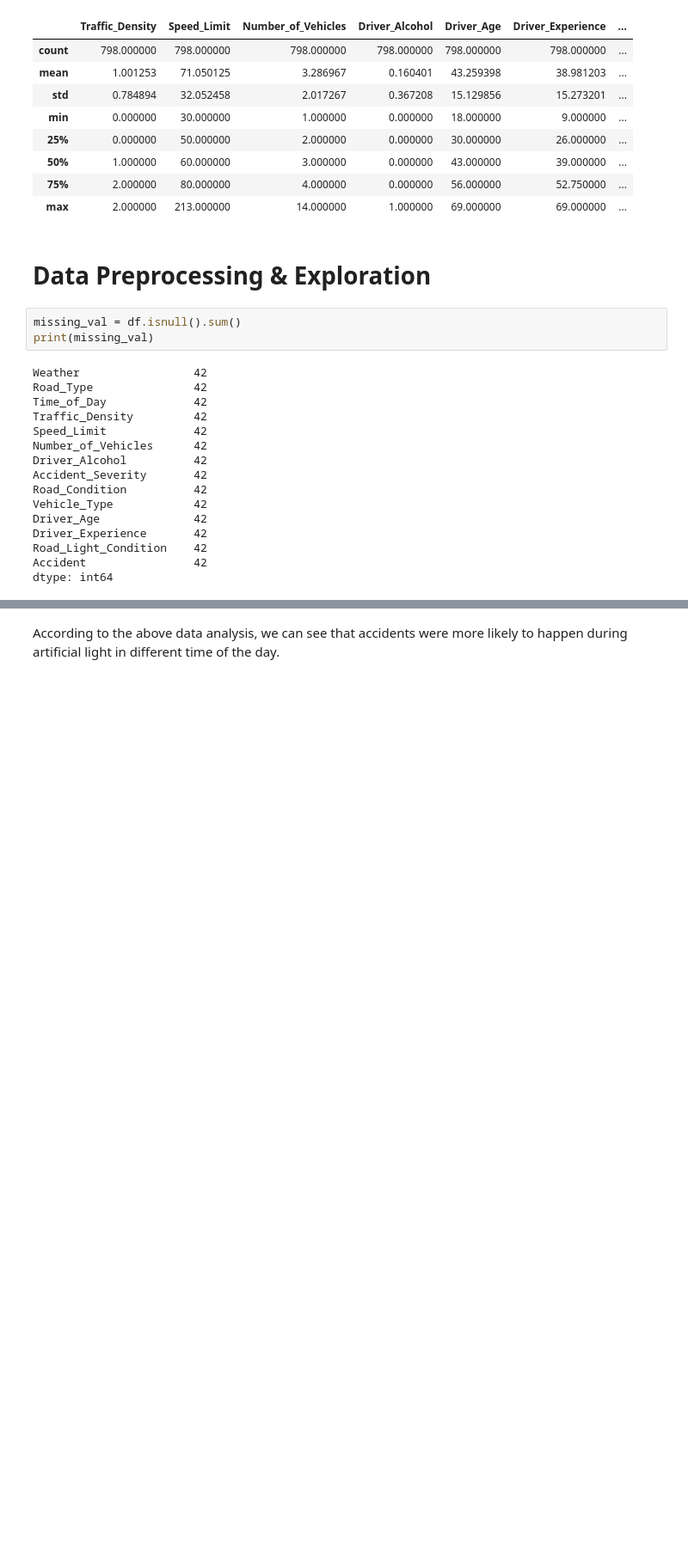
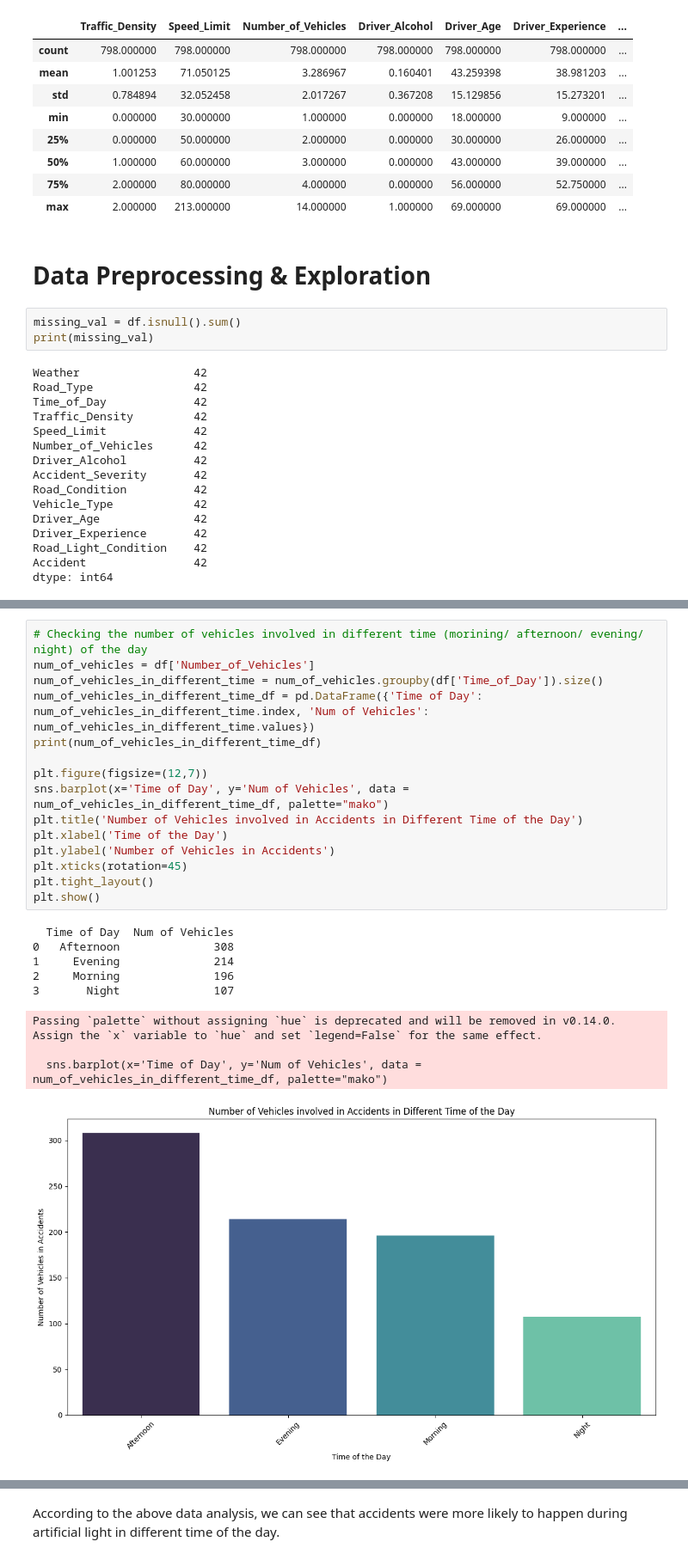
Before and after one commit to kyileiaye2021/NEBDHub-NSDC-Transportation-Data-Science-Project, a Jupyter notebook: EXPLORER_ACCELERATOR_Transportation_Data_Science_Project_(TDSP).ipynb, the cells around one changed output, grey strips where cells are left out. Shown at 86% size. Cells and saved outputs as stored; diff of their text form; blank space fills up the shorter version.

```diff
--- a/EXPLORER_ACCELERATOR_Transportation_Data_Science_Project_(TDSP).ipynb
+++ b/EXPLORER_ACCELERATOR_Transportation_Data_Science_Project_(TDSP).ipynb
@@ -762,0 +821,25 @@ Passing `palette` without assigning `hue` is deprecated and will be removed in v
+# %%
+# Checking the number of vehicles involved in different time (morining/ afternoon/ evening/ night) of the day
+num_of_vehicles = df['Number_of_Vehicles']
+num_of_vehicles_in_different_time = num_of_vehicles.groupby(df['Time_of_Day']).size()
+num_of_vehicles_in_different_time_df = pd.DataFrame({'Time of Day': num_of_vehicles_in_different_time.index, 'Num of Vehicles': num_of_vehicles_in_different_time.values})
+print(num_of_vehicles_in_different_time_df)
+
+plt.figure(figsize=(12,7))
+sns.barplot(x='Time of Day', y='Num of Vehicles', data = num_of_vehicles_in_different_time_df, palette="mako")
+plt.title('Number of Vehicles involved in Accidents in Different Time of the Day')
+plt.xlabel('Time of the Day')
+plt.ylabel('Number of Vehicles in Accidents')
+plt.xticks(rotation=45)
+plt.tight_layout()
+plt.show()
+# %% [output]
+  Time of Day  Num of Vehicles
+0   Afternoon              308
+1     Evening              214
+2     Morning              196
+3       Night              107
+Passing `palette` without assigning `hue` is deprecated and will be removed in v0.14.0. Assign the `x` variable to `hue` and set `legend=False` for the same effect.
+
+  sns.barplot(x='Time of Day', y='Num of Vehicles', data = num_of_vehicles_in_different_time_df, palette="mako")
+[figure, added]
```
Also changed, not shown: parts of 26 cells of this notebook.
